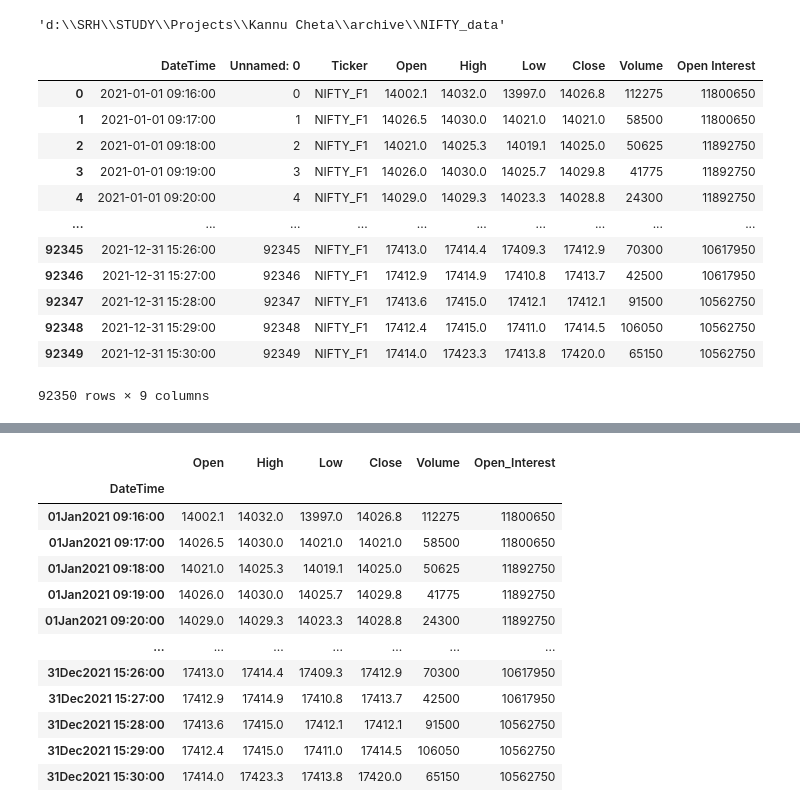
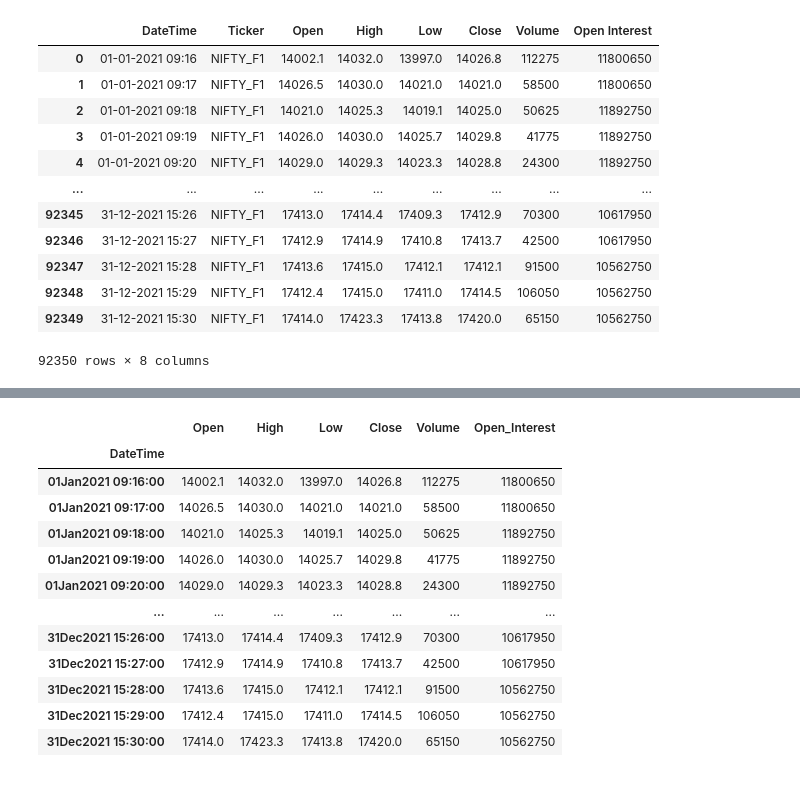
Before and after one commit to Ambika-Nair/NIFTY_Forecasting, a Jupyter notebook: NIFTY_2021_Charts.ipynb, the cells around one changed output, grey strips where cells are left out. Cells and saved outputs as stored; diff of their text form; code cells hidden in the pictures.

```diff
--- a/NIFTY_2021_Charts.ipynb
+++ b/NIFTY_2021_Charts.ipynb
@@ -14,18 +14,3 @@ import warnings
 # from sklearn.model_selection import TimeSeriesSplit
 # from statsmodels.graphics.tsaplots import plot_acf, plot_pacf
 # from statsmodels.tsa.stattools import adfuller
-# %%
-# Get the directory of the current file
-current_file = os.path.abspath('__file__')
-
-# Get the path until the "archive" folder
-archive_dir = os.path.dirname(current_file)
-
-# Specify the subfolder name
-subfolder = "NIFTY_data"
-
-# Create the complete path to the subfolder
-subfolder_path = os.path.join(os.path.abspath(archive_dir), subfolder)
-subfolder_path
-# %% [output]
-'d:\\SRH\\STUDY\\Projects\\Kannu Cheta\\archive\\NIFTY_data'
@@ -38,23 +16,0 @@ for dirname, _, filenames in os.walk(subfolder_path):
-# %%
-#Selecting the required csv file
-csv_file = os.path.join(subfolder_path, '2021_NIFTY_F1.csv')
-date_format = '%Y-%m-%d %H:%M:%S'  # Adjust this format to match the CSV file
-
-# csv_file = os.path.join(subfolder_path, 'Trial.csv')
-df_raw = pd.read_csv(csv_file, parse_dates={'DateTime': ['Date ', 'Time']})
-# df_raw = pd.read_csv(csv_file)
-df_raw
-# %% [output]
-|  | DateTime | Unnamed: 0 | Ticker | Open | High | Low | Close | Volume | Open Interest |
-| 0 | 2021-01-01 09:16:00 | 0 | NIFTY_F1 | 14002.1 | 14032.0 | 13997.0 | 14026.8 | 112275 | 11800650 |
-| 1 | 2021-01-01 09:17:00 | 1 | NIFTY_F1 | 14026.5 | 14030.0 | 14021.0 | 14021.0 | 58500 | 11800650 |
-| 2 | 2021-01-01 09:18:00 | 2 | NIFTY_F1 | 14021.0 | 14025.3 | 14019.1 | 14025.0 | 50625 | 11892750 |
-| 3 | 2021-01-01 09:19:00 | 3 | NIFTY_F1 | 14026.0 | 14030.0 | 14025.7 | 14029.8 | 41775 | 11892750 |
-| 4 | 2021-01-01 09:20:00 | 4 | NIFTY_F1 | 14029.0 | 14029.3 | 14023.3 | 14028.8 | 24300 | 11892750 |
-| ... | ... | ... | ... | ... | ... | ... | ... | ... | ... |
-| 92345 | 2021-12-31 15:26:00 | 92345 | NIFTY_F1 | 17413.0 | 17414.4 | 17409.3 | 17412.9 | 70300 | 10617950 |
-| 92346 | 2021-12-31 15:27:00 | 92346 | NIFTY_F1 | 17412.9 | 17414.9 | 17410.8 | 17413.7 | 42500 | 10617950 |
-| 92347 | 2021-12-31 15:28:00 | 92347 | NIFTY_F1 | 17413.6 | 17415.0 | 17412.1 | 17412.1 | 91500 | 10562750 |
-| 92348 | 2021-12-31 15:29:00 | 92348 | NIFTY_F1 | 17412.4 | 17415.0 | 17411.0 | 17414.5 | 106050 | 10562750 |
-| 92349 | 2021-12-31 15:30:00 | 92349 | NIFTY_F1 | 17414.0 | 17423.3 | 17413.8 | 17420.0 | 65150 | 10562750 |
-92350 rows × 9 columns
@@ -60,0 +30,18 @@ df_raw
+# %%
+df_raw = pd.read_csv(csv_file_path, parse_dates={'DateTime': ['Date ', 'Time']})
+# df_raw = pd.read_csv(csv_file_path)
+df_raw
+# %% [output]
+|  | DateTime | Ticker | Open | High | Low | Close | Volume | Open Interest |
+| 0 | 01-01-2021 09:16 | NIFTY_F1 | 14002.1 | 14032.0 | 13997.0 | 14026.8 | 112275 | 11800650 |
+| 1 | 01-01-2021 09:17 | NIFTY_F1 | 14026.5 | 14030.0 | 14021.0 | 14021.0 | 58500 | 11800650 |
+| 2 | 01-01-2021 09:18 | NIFTY_F1 | 14021.0 | 14025.3 | 14019.1 | 14025.0 | 50625 | 11892750 |
+| 3 | 01-01-2021 09:19 | NIFTY_F1 | 14026.0 | 14030.0 | 14025.7 | 14029.8 | 41775 | 11892750 |
+| 4 | 01-01-2021 09:20 | NIFTY_F1 | 14029.0 | 14029.3 | 14023.3 | 14028.8 | 24300 | 11892750 |
+| ... | ... | ... | ... | ... | ... | ... | ... | ... |
+| 92345 | 31-12-2021 15:26 | NIFTY_F1 | 17413.0 | 17414.4 | 17409.3 | 17412.9 | 70300 | 10617950 |
+| 92346 | 31-12-2021 15:27 | NIFTY_F1 | 17412.9 | 17414.9 | 17410.8 | 17413.7 | 42500 | 10617950 |
+| 92347 | 31-12-2021 15:28 | NIFTY_F1 | 17413.6 | 17415.0 | 17412.1 | 17412.1 | 91500 | 10562750 |
+| 92348 | 31-12-2021 15:29 | NIFTY_F1 | 17412.4 | 17415.0 | 17411.0 | 17414.5 | 106050 | 10562750 |
+| 92349 | 31-12-2021 15:30 | NIFTY_F1 | 17414.0 | 17423.3 | 17413.8 | 17420.0 | 65150 | 10562750 |
+92350 rows × 8 columns
```
Also changed, not shown: parts of 18 cells of this notebook.
